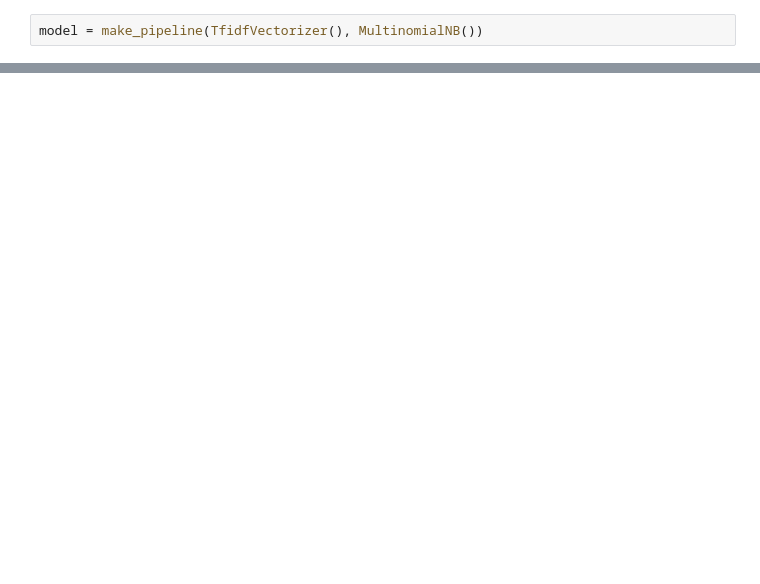
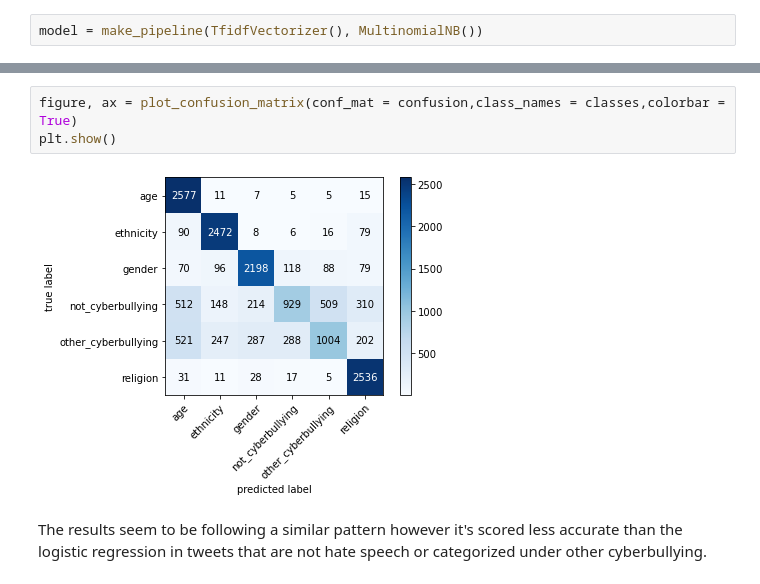
Before and after one commit to abdicodes/text-cassification, a Jupyter notebook: Hate speech detection.ipynb, the cells around one changed output, grey strips where cells are left out. Saved outputs shown, nothing was run; the diff lists cells and outputs as text; blank space fills up the shorter version.

```diff
--- a/Hate speech detection.ipynb
+++ b/Hate speech detection.ipynb
@@ -269,0 +356,8 @@ plotly: 5.3.1
+# %%
+figure, ax = plot_confusion_matrix(conf_mat = confusion,class_names = classes,colorbar = True)
+plt.show()
+# %% [output]
+[figure, added]
+# %% [markdown]
+The results seem to be following a similar pattern however it's scored less accurate than the logistic
+regression in tweets that are not hate speech or categorized under other cyberbullying.
```
Also changed, not shown: parts of 59 cells of this notebook.
